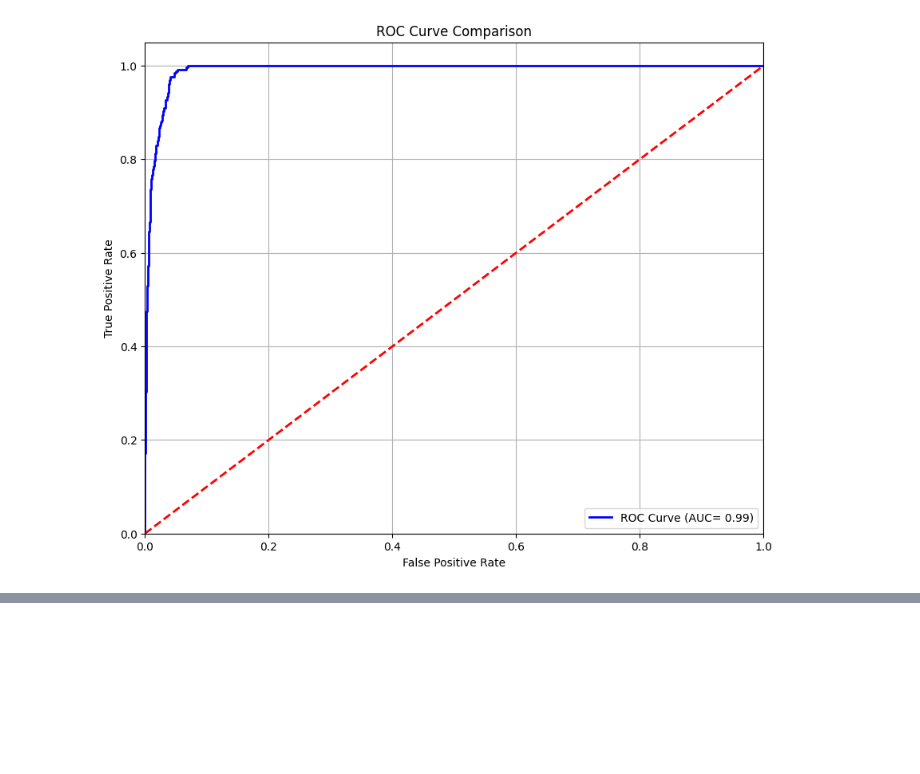
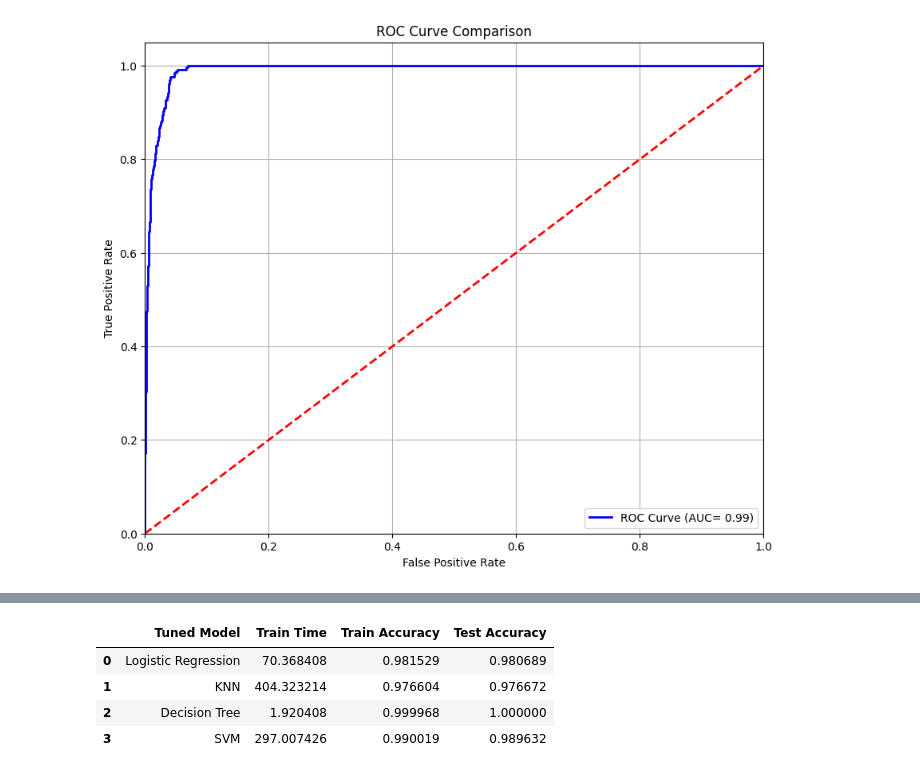
Before and after one commit to SatishKV/UCB-capstone-CreditRisk, a Jupyter notebook: loan_credit_risk_model.ipynb, the cells around one changed output, grey strips where cells are left out. Drawn from its saved outputs; the diff is of its cells as text; code cells hidden in the pictures; blank space fills up the shorter version.

```diff
--- a/loan_credit_risk_model.ipynb
+++ b/loan_credit_risk_model.ipynb
@@ -214,0 +288,10 @@ SVM: Training time: 20.6393s, Training accuracy: 0.9923
+# %%
+tuned_results_df = pd.concat(tuned_dfs, ignore_index=True)
+
+tuned_results_df
+# %% [output]
+|  | Tuned Model | Train Time | Train Accuracy | Test Accuracy |
+| 0 | Logistic Regression | 70.368408 | 0.981529 | 0.980689 |
+| 1 | KNN | 404.323214 | 0.976604 | 0.976672 |
+| 2 | Decision Tree | 1.920408 | 0.999968 | 1.000000 |
+| 3 | SVM | 297.007426 | 0.990019 | 0.989632 |
```
Also changed, not shown: parts of 4 cells of this notebook.
